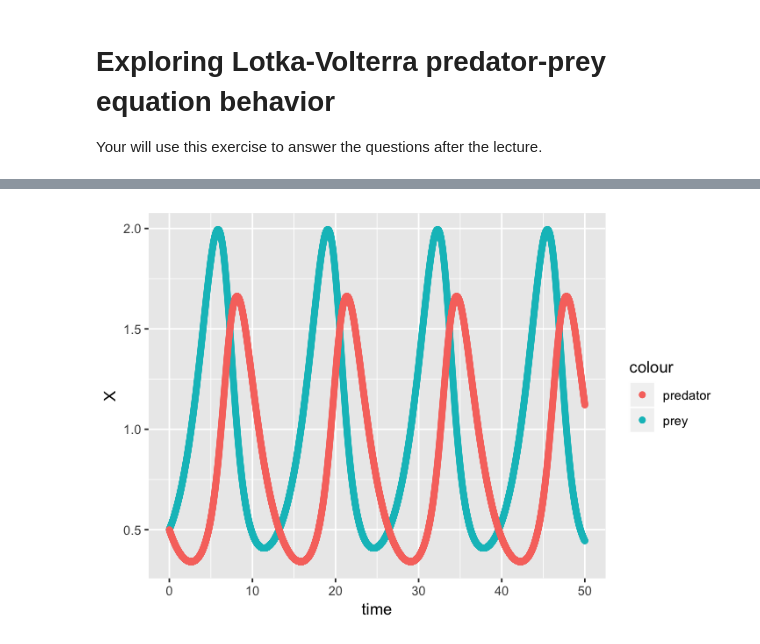
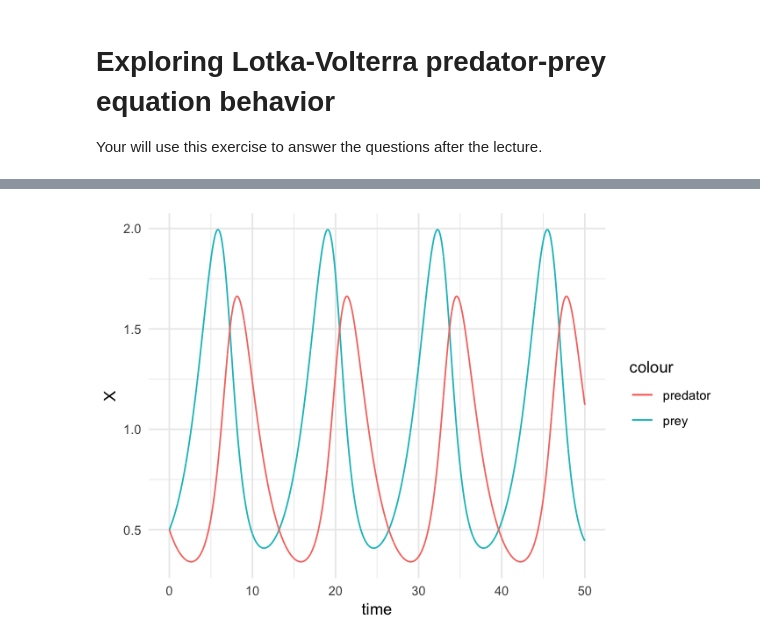
Before and after one commit to mikheyev/lotka-volterra-lecture, a Jupyter notebook: Lotka-Volterra plotting.ipynb, the cells around one changed output, grey strips where cells are left out. Drawn from its saved outputs; the diff is of its cells as text; code cells hidden in the pictures.

```diff
--- a/Lotka-Volterra plotting.ipynb
+++ b/Lotka-Volterra plotting.ipynb
@@ -67,4 +62,6 @@ A data.frame: 5001 × 3
 # %%
-ggplot(as.data.frame(result), aes(time, X, color = "prey")) + geom_point() + geom_point(aes(time, Y, color = "predator"))
+# note that we saved the output of the plot as a variable p for use later
+(p = ggplot(result, aes(time, X, color = "prey")) + geom_line() +
+geom_line(aes(time, Y, color = "predator")) + theme_minimal())
 # %% [output]
-[figure, old version]
+[figure, new version]
```
Also changed, not shown: parts of 14 cells of this notebook, 2 other files.
